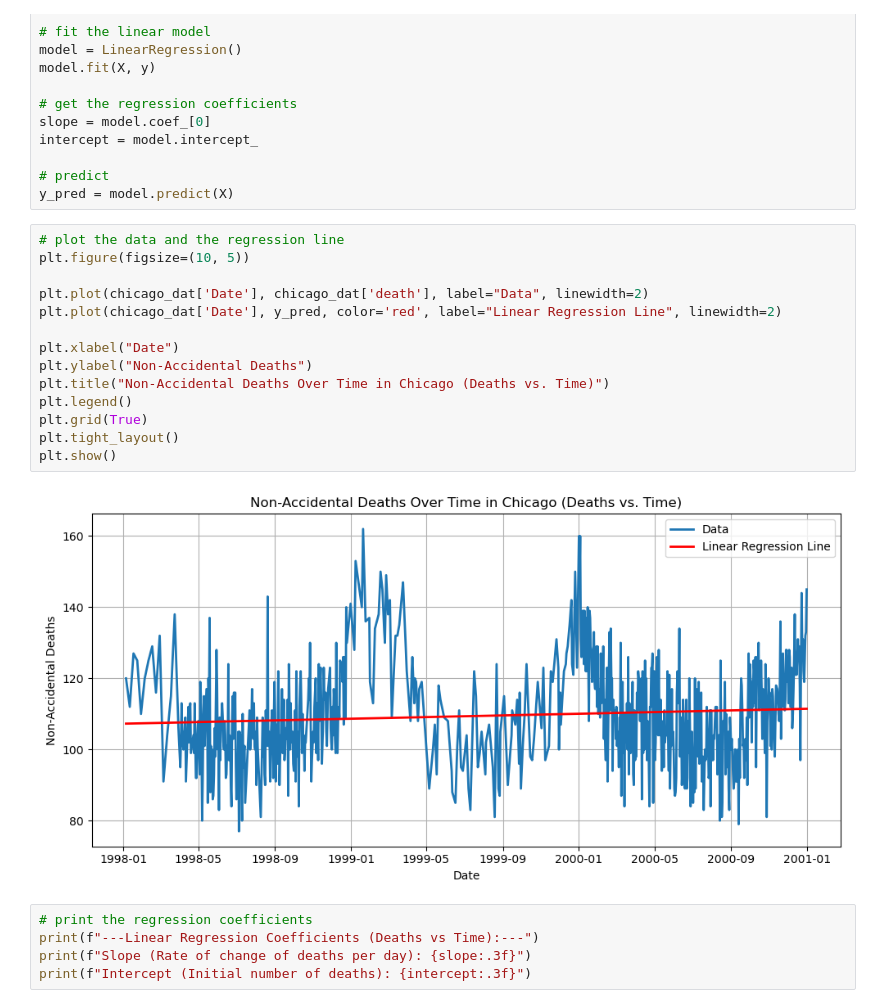
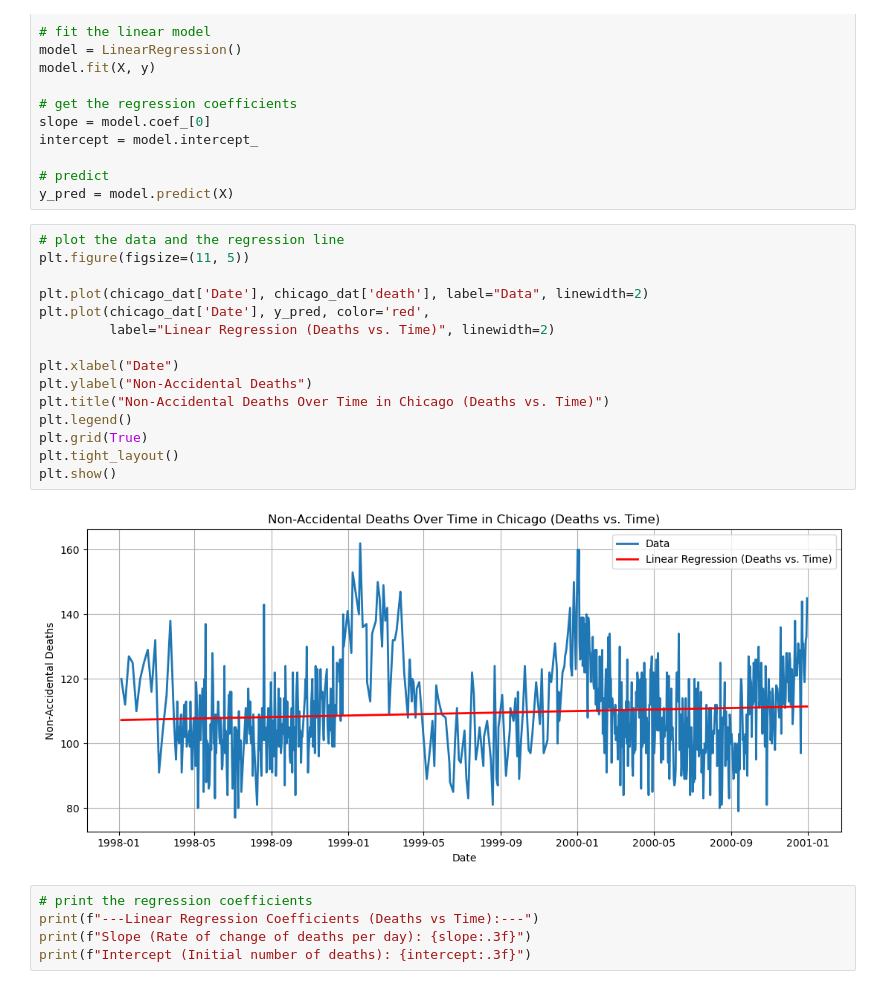
Before and after one commit to BEE4850-SP25/hw05-christinemswanson, a Jupyter notebook: hw05.ipynb, the cells around one changed output. Saved outputs shown, nothing was run; the diff lists cells and outputs as text.

```diff
--- a/hw05.ipynb
+++ b/hw05.ipynb
@@ -593,20 +603,21 @@ intercept = model.intercept_
 y_pred = model.predict(X)
 # %%
 # plot the data and the regression line
-plt.figure(figsize=(10, 5))
+plt.figure(figsize=(11, 5))
 
 plt.plot(chicago_dat['Date'], chicago_dat['death'], label="Data", linewidth=2)
-plt.plot(chicago_dat['Date'], y_pred, color='red', label="Linear Regression Line", linewidth=2)
+plt.plot(chicago_dat['Date'], y_pred, color='red',
+         label="Linear Regression (Deaths vs. Time)", linewidth=2)
 
 plt.xlabel("Date")
 plt.ylabel("Non-Accidental Deaths")
 plt.title("Non-Accidental Deaths Over Time in Chicago (Deaths vs. Time)")
 plt.legend()
 plt.grid(True)
 plt.tight_layout()
 plt.show()
 # %% [output]
-[figure, old version]
+[figure, new version]
 # %%
 # print the regression coefficients
 print(f"---Linear Regression Coefficients (Deaths vs Time):---")
```
Also changed, not shown: parts of 11 cells of this notebook.
